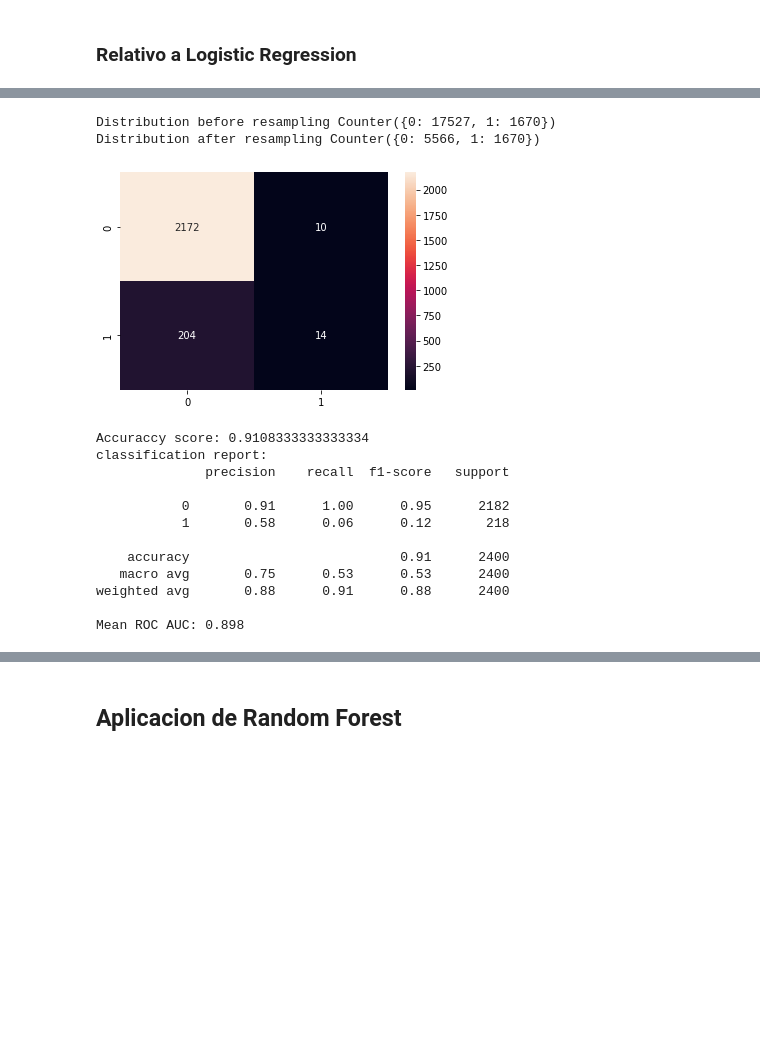
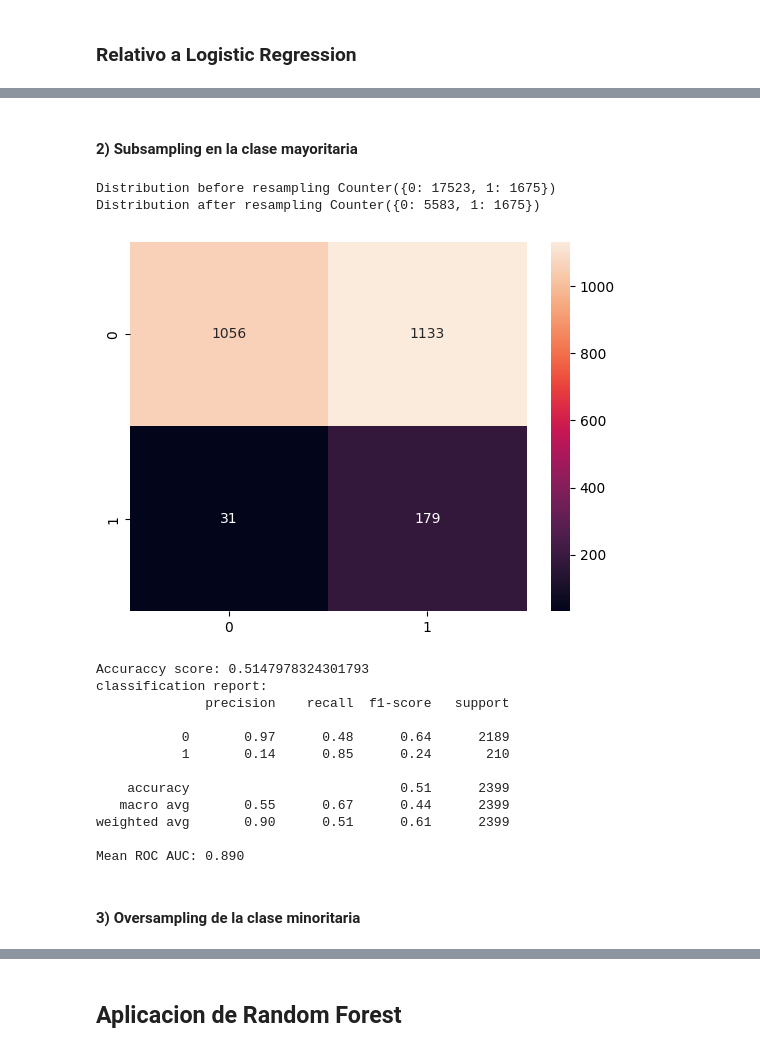
Before and after one commit to lusilve44/Final-Project-4Geeks, a Jupyter notebook: src/explore.ipynb, the cells around one changed output, grey strips where cells are left out. Drawn from its saved outputs; the diff is of its cells as text; code cells hidden in the pictures; blank space fills up the shorter version.

```diff
--- a/src/explore.ipynb
+++ b/src/explore.ipynb
@@ -943,7 +929,7 @@ Se puede apreciar que las variables seleccionadas por el método no reflejan una
 ### Random Forest sin balanceo previo
 # %%
 clf_rf = RandomForestClassifier(random_state=42)
-clf_rf.fit(X_train,y_train)
+clf_rf.fit(X_train,np.ravel(y_train))
 y_pred = clf_rf.predict(X_valid)
 
 modelAnalysis(clf_rf, y_pred)
@@ -963,5 +952,5 @@ Mean ROC AUC: 0.952
 # %%
 rfecv = RFECV(estimator=RandomForestClassifier(), step=1, cv=10, scoring='roc_auc')
-rfecv.fit(X_train, y_train)
+rfecv.fit(X_train, np.ravel(y_train))
 # %% [output]
 RFECV(cv=10, estimator=RandomForestClassifier(), scoring='roc_auc')
@@ -1009,7 +979 @@ Index(['absolute_magnitude_h', 'is_sentry_object', 'meters_estimated_diameter',
       dtype='object')
-# %%
-clf_rf = RandomForestClassifier(random_state=42)
-clf_rf.fit(X_train[['absolute_magnitude_h', 'is_sentry_object', 'orbit_class_type', 'orbit_class_description']],y_train)
-y_pred = clf_rf.predict(X_valid[['absolute_magnitude_h', 'is_sentry_object', 'orbit_class_type', 'orbit_class_description']])
-
-modelAnalysis(clf_rf, y_pred)
@@ -1039,8 +997,6 @@ Fuente: https://machinelearningmastery.com/bagging-and-random-forest-for-imbalan
 # %%
-#1)Penalizacion
-
 lr_pen = LogisticRegression(C=1.0,penalty='l2',random_state=1,solver="newton-cg",class_weight="balanced", max_iter=10000)
-lr_pen.fit(X_train, y_train)
+lr_pen.fit(X_train, np.ravel(y_train))
 
 pred_y = lr_pen.predict(X_valid)
 modelAnalysis(lr_pen, pred_y)
@@ -1078,33 +1017,32 @@ Mean ROC AUC: 0.904
+# %% [markdown]
+#### 2) Subsampling en la clase mayoritaria
 # %%
-# 2) Subsampling en la clase mayoritaria
+us = NearMiss(sampling_strategy=0.3, n_neighbors=3, version=2)
+X_train_res, y_train_res = us.fit_resample(X_train, np.ravel(y_train))
 
-from collections import Counter
-from imblearn.under_sampling import NearMiss
-
-us = NearMiss(sampling_strategy=0.3, n_neighbors=3, version=2)
-X_train_res, y_train_res = us.fit_resample(X_train, y_train)
-
-print(f"Distribution before resampling {Counter(y_train)}")
+print(f"Distribution before resampling {Counter(np.ravel(y_train))}")
 print(f"Distribution after resampling {Counter(y_train_res)}")
 
 lr_us = LogisticRegression(C=1.0,penalty='l2',random_state=1,solver="newton-cg")
-lr_us.fit(X_train, y_train)
+lr_us.fit(X_train_res, np.ravel(y_train_res))
 pred_y = lr_us.predict(X_valid)
 modelAnalysis(lr_us, pred_y)
 # %% [output]
-Distribution before resampling Counter({0: 17527, 1: 1670})
-Distribution after resampling Counter({0: 5566, 1: 1670})
+Distribution before resampling Counter({0: 17523, 1: 1675})
+Distribution after resampling Counter({0: 5583, 1: 1675})
-[figure, old version]
+[figure, new version]
-Accuraccy score: 0.9108333333333334
+Accuraccy score: 0.5147978324301793
 classification report:
               precision    recall  f1-score   support
 
-           0       0.91      1.00      0.95      2182
-           1       0.58      0.06      0.12       218
+           0       0.97      0.48      0.64      2189
+           1       0.14      0.85      0.24       210
 
-    accuracy                           0.91      2400
-   macro avg       0.75      0.53      0.53      2400
-weighted avg       0.88      0.91      0.88      2400
+    accuracy                           0.51      2399
+   macro avg       0.55      0.67      0.44      2399
+weighted avg       0.90      0.51      0.61      2399
 
-Mean ROC AUC: 0.898
+Mean ROC AUC: 0.890
+# %% [markdown]
+#### 3) Oversampling de la clase minoritaria
 # %%
```
Also changed, not shown: parts of 34 cells of this notebook.
